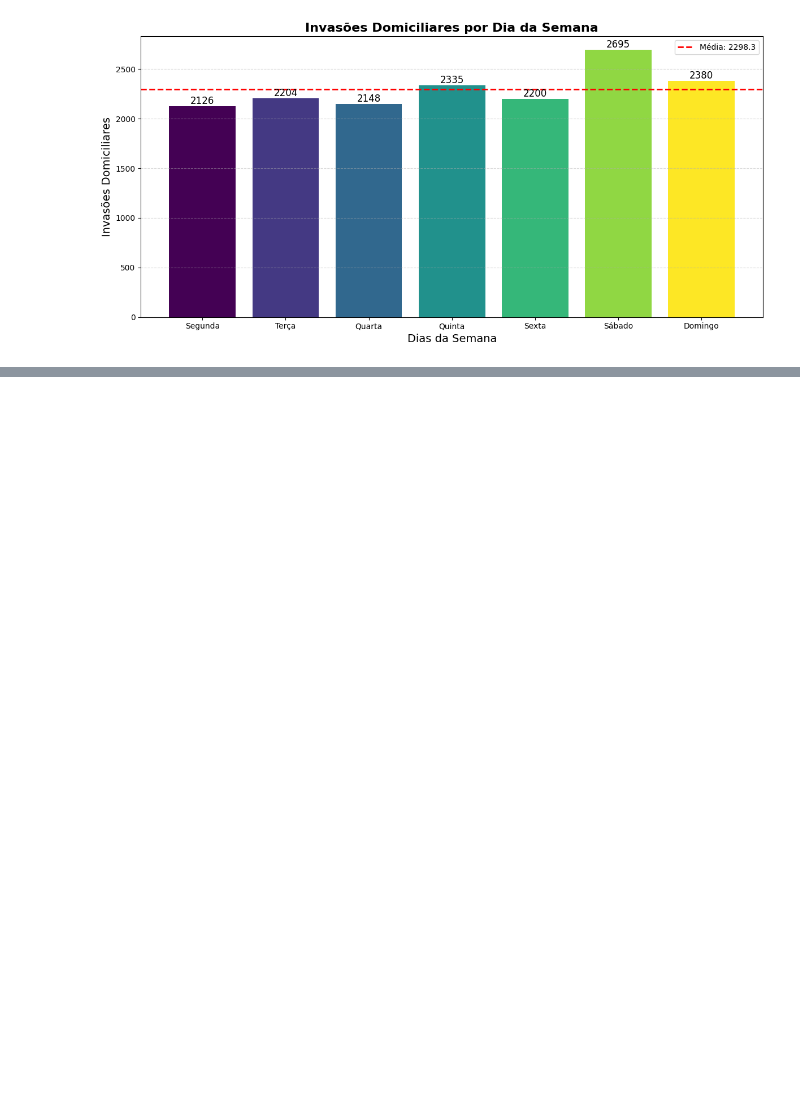
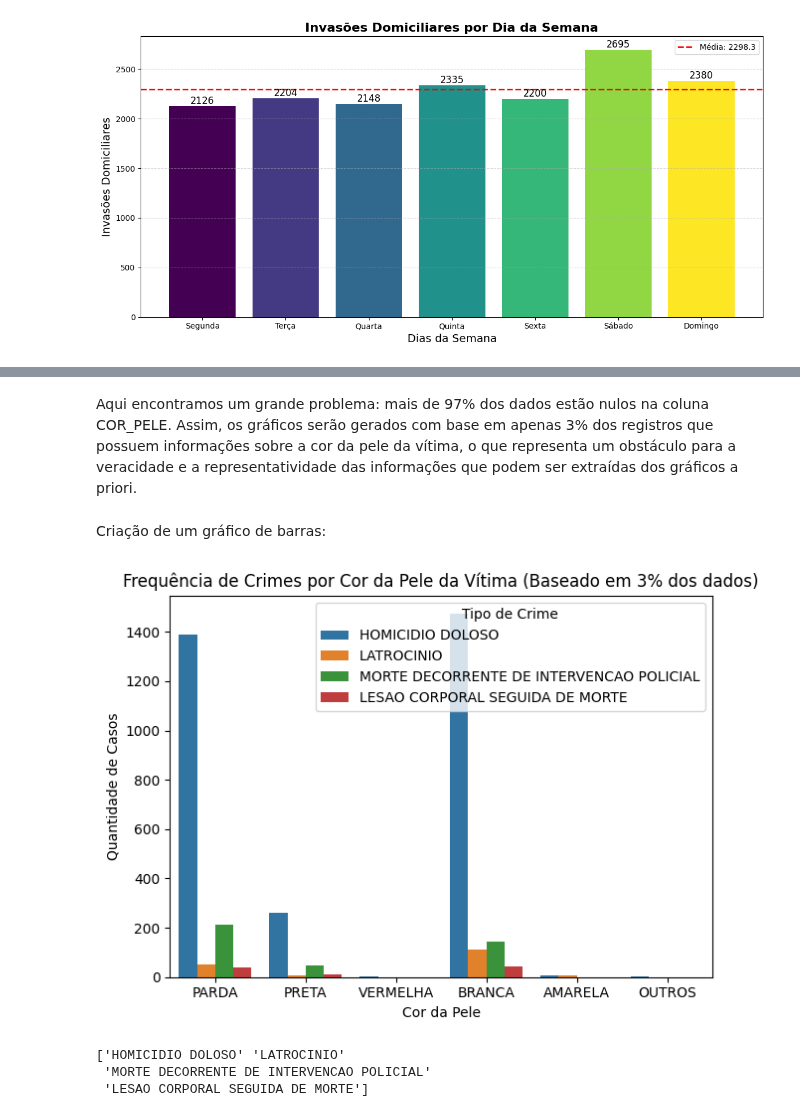
Before and after one commit to Matheuskpds/Ciencia-de-Dados-Projeto-TP, a Jupyter notebook: main.ipynb, the cells around one changed output, grey strips where cells are left out. Drawn from its saved outputs; the diff is of its cells as text; code cells hidden in the pictures; blank space fills up the shorter version.

Commit message:
análise inicial de correlação entre a cor da pele e o crime cometido

```diff
--- a/main.ipynb
+++ b/main.ipynb
@@ -1025,0 +1034,15 @@ plt.show()
+# %%
+crimes_violencia_fisica_verbal = [
+    'LESAO CORPORAL (ART. 129)',
+    'LESAO CORPORAL CULPOSA NA DIRECAO DE VEICULO AUTOMOTOR (ART. 303)',
+    'LESAO CORPORAL SEGUIDA DE MORTE',
+    'AMEACA (ART. 147)',
+    'INJURIA (ART. 140)',
+    'CALUNIA (ART. 138)',
+    'DESACATO (ART. 331)',
+    'RESISTENCIA (ART. 329)',
+    'VIOLENCIA DOMESTICA',
+    'HOMICIDIO DOLOSO',
+    'LATROCINIO',
+    'MORTE DECORRENTE DE INTERVENCAO POLICIAL'
+]
@@ -1025,0 +1051,2 @@ plt.show()
+# %%
+df_violencia_f_v = df[df['NATUREZA_APURADA'].isin(crimes_violencia_fisica_verbal)].copy()
@@ -1025,0 +1071,3 @@ plt.show()
+# %%
+# Filtrar apenas os registros onde 'COR_PELE' não é nulo
+df_violencia_f_v = df_violencia_f_v[df_violencia_f_v['COR_PELE'].notna()]
@@ -1025,0 +1156,27 @@ plt.show()
+# %% [markdown]
+Aqui encontramos um grande problema: mais de 97% dos dados estão nulos na coluna COR_PELE. Assim, os gráficos serão gerados com base em apenas 3% dos registros que possuem informações sobre a cor da pele da vítima, o que representa um obstáculo para a veracidade e a representatividade das informações que podem ser extraídas dos gráficos a priori.
+# %% [markdown]
+Criação de um gráfico de barras:
+# %%
+import seaborn as sns
+import matplotlib.pyplot as plt
+
+
+sns.countplot(data=df_violencia_f_v, x='COR_PELE', hue='NATUREZA_APURADA')
+plt.title('Frequência de Crimes por Cor da Pele da Vítima (Baseado em 3% dos dados)')
+plt.xlabel('Cor da Pele')
+plt.ylabel('Quantidade de Casos')
+plt.legend(title='Tipo de Crime')
+plt.tight_layout()
+plt.show()
+# %% [output]
+[figure, added]
+# %%
+# Listar crimes únicos onde COR_PELE não é nulo
+crimes_unicos = df_violencia_f_v['NATUREZA_APURADA'].unique()
+
+print(crimes_unicos)
+# %% [output]
+['HOMICIDIO DOLOSO' 'LATROCINIO'
+ 'MORTE DECORRENTE DE INTERVENCAO POLICIAL'
+ 'LESAO CORPORAL SEGUIDA DE MORTE']
```
Also changed, not shown: parts of 12 cells of this notebook.
